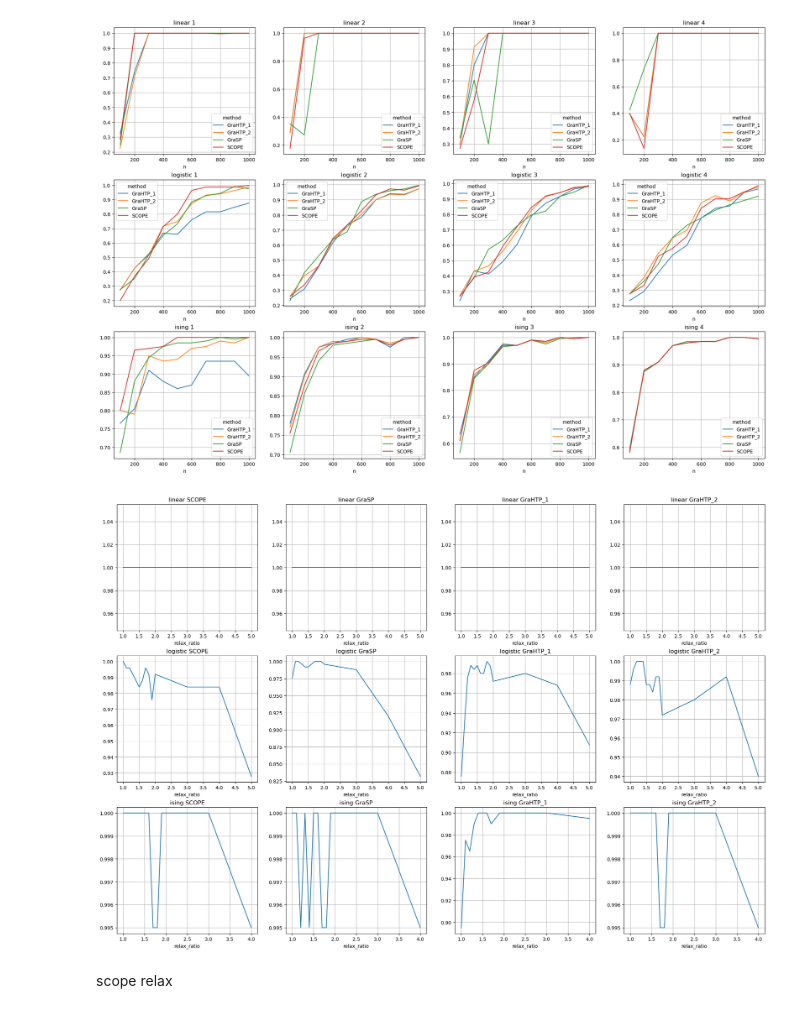
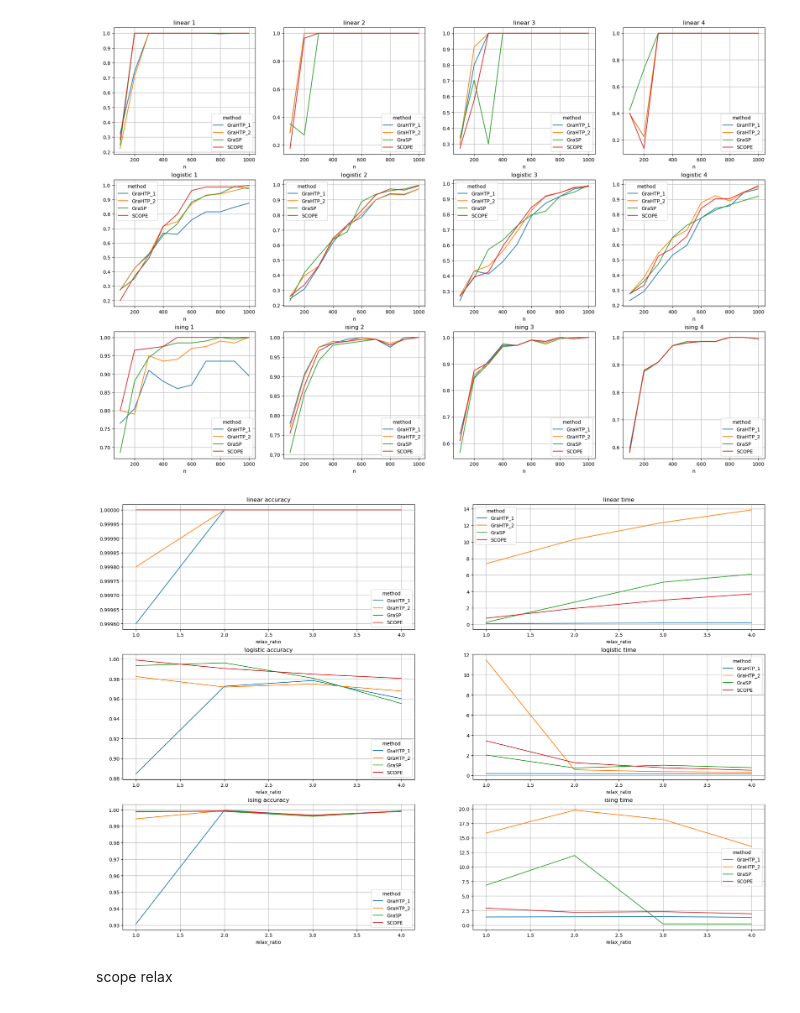
Before and after one commit to bbayukari/splicing-universal-experiment, a Jupyter notebook: total_experiment_new/plot_ex.ipynb, the cells around one changed output. Saved outputs shown, nothing was run; the diff lists cells and outputs as text; code cells hidden in the pictures.

```diff
--- a/total_experiment_new/plot_ex.ipynb
+++ b/total_experiment_new/plot_ex.ipynb
@@ -20,18 +20,19 @@ for i, model in enumerate(["linear", "logistic", "ising"]):
 # %% [output]
 [figure]
 # %%
-df = pd.read_csv("total_relax_sparsity-2.csv")
+df = pd.read_csv("relax_sparsity.csv")
 df = df[df.n == 1000]
-fig, axes = plt.subplots(nrows=3, ncols=4, figsize=(24, 16))
+fig, axes = plt.subplots(nrows=3, ncols=2, figsize=(24, 16))
 for i, model in enumerate(["linear", "logistic", "ising"]):
-    for j, method in enumerate(["SCOPE", "GraSP", "GraHTP_1", "GraHTP_2"]):
-        df[(df["model"] == model)&(df["method"]==method)].groupby(['relax_ratio'])["accuracy"].mean().plot(
+    #for j, method in enumerate(["SCOPE", "GraSP", "GraHTP_1", "GraHTP_2"]):
+    for j, metric in enumerate(['accuracy', 'time']):
+        df[(df["model"] == model)].groupby(['relax_ratio', 'method'])[metric].mean().unstack().plot(
             ax=axes[i][j],
-            title=model + " " + method,
+            title=model + " " + metric,
             grid=True,
         )
 # %% [output]
-[figure, old version]
+[figure, new version]
 # %% [markdown]
 scope relax
 # %%
```
Also changed, not shown: 17 other files.
